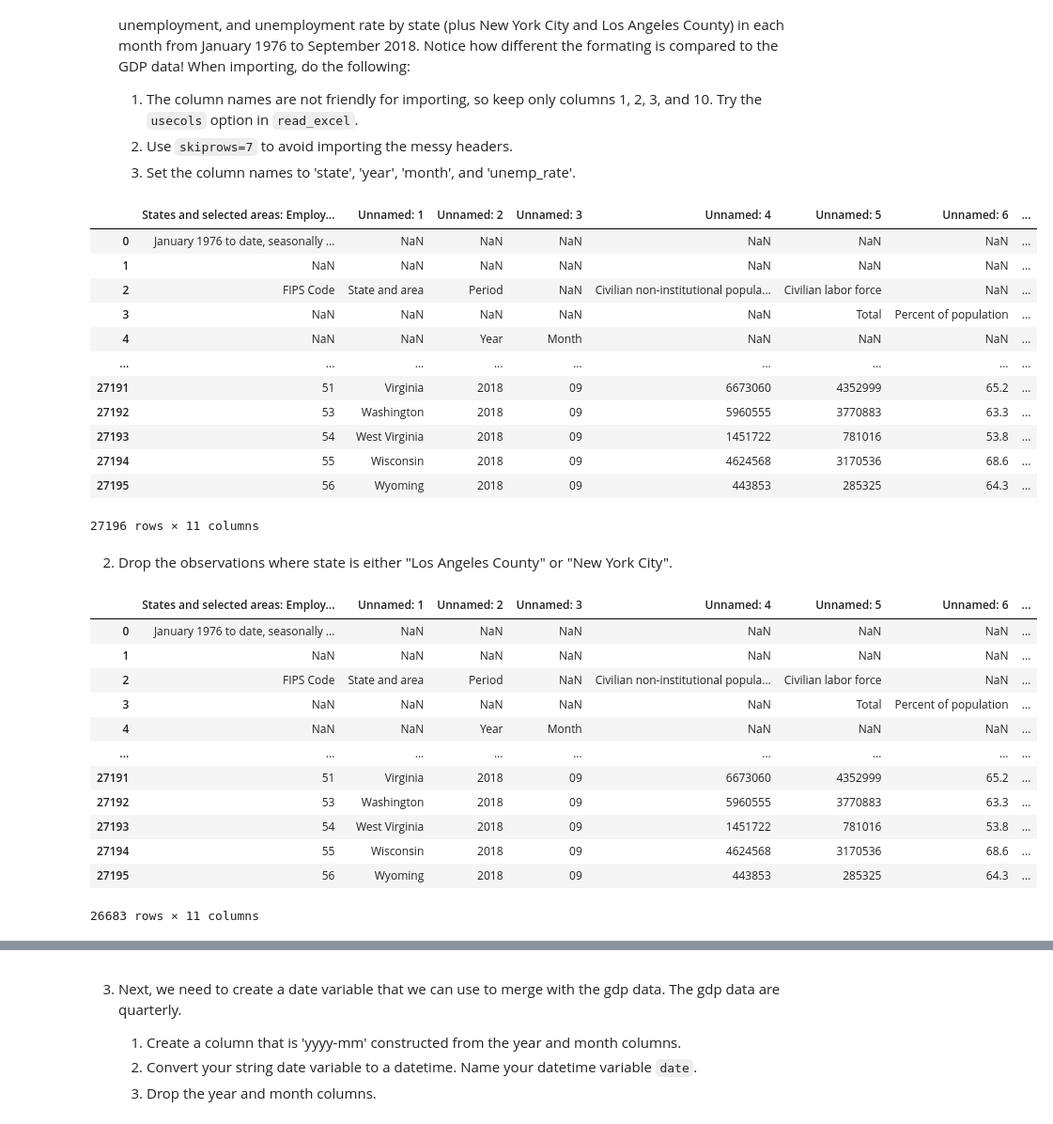
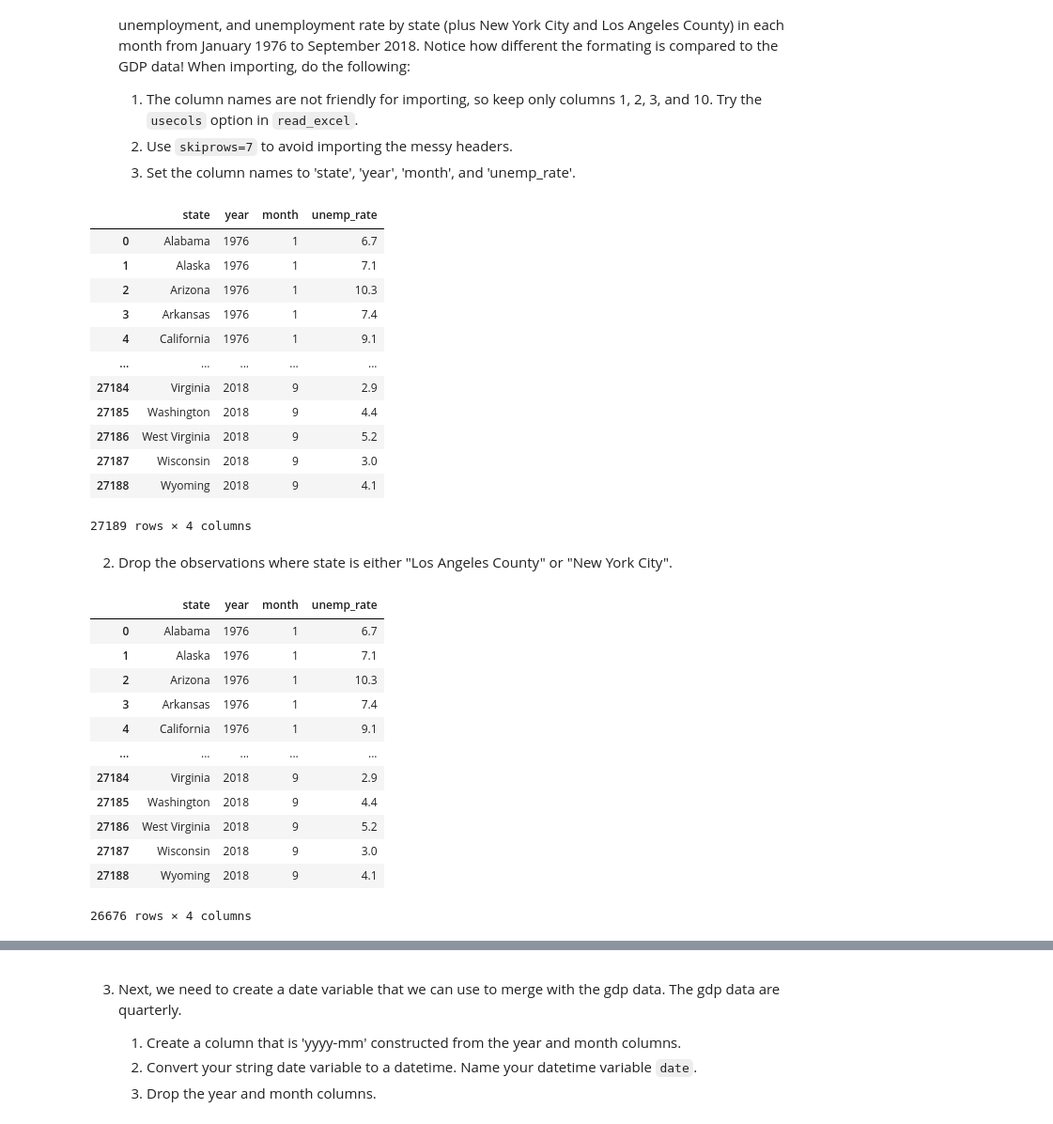
Before and after one commit to messymoose/ECON570, a Jupyter notebook: projects/cp3_f25.ipynb, the cells around one changed output, grey strips where cells are left out. Shown at 94% size. Drawn from its saved outputs; the diff is of its cells as text; code cells hidden in the pictures.

```diff
--- a/projects/cp3_f25.ipynb
+++ b/projects/cp3_f25.ipynb
@@ -156,38 +170,40 @@ Done above^
     2. Use `skiprows=7` to avoid importing the messy headers.
     2. Set the column names to 'state', 'year', 'month', and 'unemp_rate'.
 # %%
-unemp= pd.read_excel("data\state_unemp.xlsx")
+unemp= pd.read_excel("data\state_unemp.xlsx", skiprows = 7, usecols=  [1,2,3,10])
+unemp.columns = ['state', 'year', 'month', 'unemp_rate']
+
 unemp
 # %% [output]
-|  | States and selected areas: Employ... | Unnamed: 1 | Unnamed: 2 | Unnamed: 3 | Unnamed: 4 | Unnamed: 5 | Unnamed: 6 | ... |
-| 0 | January 1976 to date, seasonally ... | NaN | NaN | NaN | NaN | NaN | NaN | ... |
-| 1 | NaN | NaN | NaN | NaN | NaN | NaN | NaN | ... |
-| 2 | FIPS Code | State and area | Period | NaN | Civilian non-institutional popula... | Civilian labor force | NaN | ... |
-| 3 | NaN | NaN | NaN | NaN | NaN | Total | Percent of population | ... |
-| 4 | NaN | NaN | Year | Month | NaN | NaN | NaN | ... |
-| ... | ... | ... | ... | ... | ... | ... | ... | ... |
-| 27191 | 51 | Virginia | 2018 | 09 | 6673060 | 4352999 | 65.2 | ... |
-| 27192 | 53 | Washington | 2018 | 09 | 5960555 | 3770883 | 63.3 | ... |
-| 27193 | 54 | West Virginia | 2018 | 09 | 1451722 | 781016 | 53.8 | ... |
-| 27194 | 55 | Wisconsin | 2018 | 09 | 4624568 | 3170536 | 68.6 | ... |
-| 27195 | 56 | Wyoming | 2018 | 09 | 443853 | 285325 | 64.3 | ... |
+|  | state | year | month | unemp_rate |
+| 0 | Alabama | 1976 | 1 | 6.7 |
+| 1 | Alaska | 1976 | 1 | 7.1 |
+| 2 | Arizona | 1976 | 1 | 10.3 |
+| 3 | Arkansas | 1976 | 1 | 7.4 |
+| 4 | California | 1976 | 1 | 9.1 |
+| ... | ... | ... | ... | ... |
+| 27184 | Virginia | 2018 | 9 | 2.9 |
+| 27185 | Washington | 2018 | 9 | 4.4 |
+| 27186 | West Virginia | 2018 | 9 | 5.2 |
+| 27187 | Wisconsin | 2018 | 9 | 3.0 |
+| 27188 | Wyoming | 2018 | 9 | 4.1 |
-27196 rows × 11 columns
+27189 rows × 4 columns
 # %% [markdown]
 2. Drop the observations where state is either "Los Angeles County" or "New York City".
 # %%
-drop_nyla = unemp[~unemp['Unnamed: 1'].isin(['New York City', 'Los Angeles County'])]
-drop_nyla
+unemp = unemp[~unemp['state'].isin(['New York City', 'Los Angeles County'])]
+unemp
 # %% [output]
-|  | States and selected areas: Employ... | Unnamed: 1 | Unnamed: 2 | Unnamed: 3 | Unnamed: 4 | Unnamed: 5 | Unnamed: 6 | ... |
-| 0 | January 1976 to date, seasonally ... | NaN | NaN | NaN | NaN | NaN | NaN | ... |
-| 1 | NaN | NaN | NaN | NaN | NaN | NaN | NaN | ... |
-| 2 | FIPS Code | State and area | Period | NaN | Civilian non-institutional popula... | Civilian labor force | NaN | ... |
-| 3 | NaN | NaN | NaN | NaN | NaN | Total | Percent of population | ... |
-| 4 | NaN | NaN | Year | Month | NaN | NaN | NaN | ... |
-| ... | ... | ... | ... | ... | ... | ... | ... | ... |
-| 27191 | 51 | Virginia | 2018 | 09 | 6673060 | 4352999 | 65.2 | ... |
-| 27192 | 53 | Washington | 2018 | 09 | 5960555 | 3770883 | 63.3 | ... |
-| 27193 | 54 | West Virginia | 2018 | 09 | 1451722 | 781016 | 53.8 | ... |
-| 27194 | 55 | Wisconsin | 2018 | 09 | 4624568 | 3170536 | 68.6 | ... |
-| 27195 | 56 | Wyoming | 2018 | 09 | 443853 | 285325 | 64.3 | ... |
+|  | state | year | month | unemp_rate |
+| 0 | Alabama | 1976 | 1 | 6.7 |
+| 1 | Alaska | 1976 | 1 | 7.1 |
+| 2 | Arizona | 1976 | 1 | 10.3 |
+| 3 | Arkansas | 1976 | 1 | 7.4 |
+| 4 | California | 1976 | 1 | 9.1 |
+| ... | ... | ... | ... | ... |
+| 27184 | Virginia | 2018 | 9 | 2.9 |
+| 27185 | Washington | 2018 | 9 | 4.4 |
+| 27186 | West Virginia | 2018 | 9 | 5.2 |
+| 27187 | Wisconsin | 2018 | 9 | 3.0 |
+| 27188 | Wyoming | 2018 | 9 | 4.1 |
-26683 rows × 11 columns
+26676 rows × 4 columns
```
Also changed, not shown: parts of 22 cells of this notebook.
